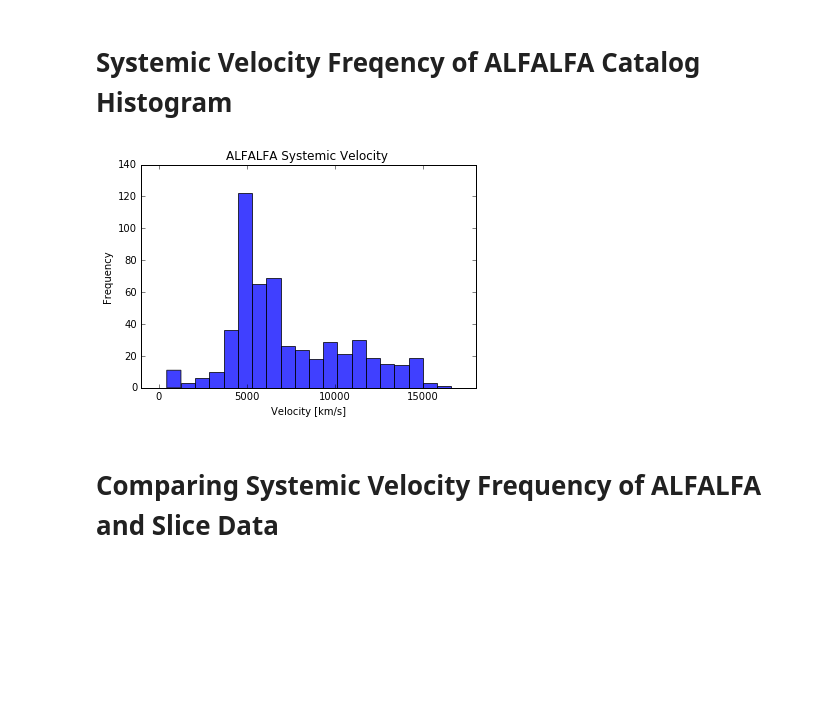
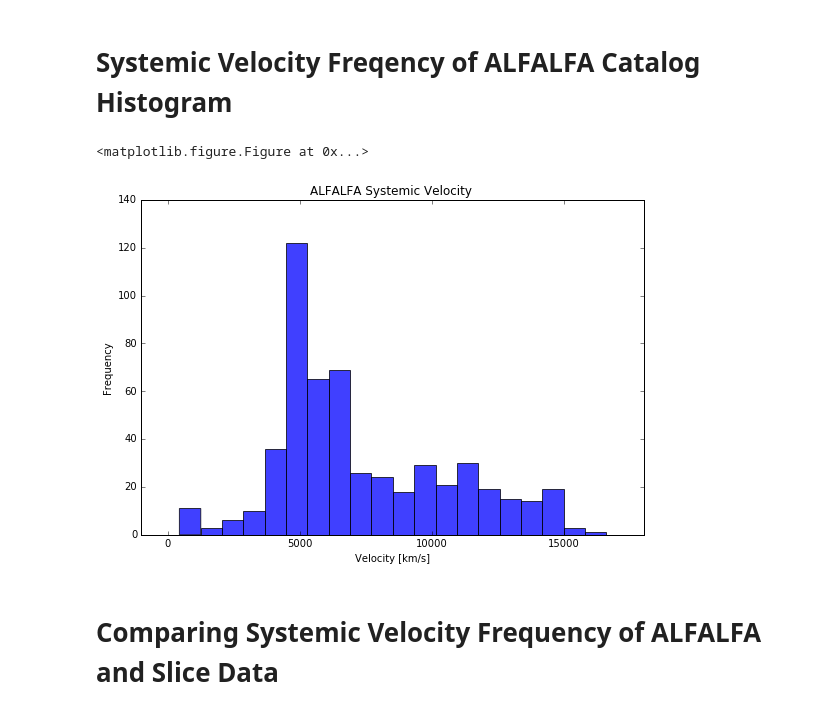
Before and after one commit to jsribaud/APPSS, a Jupyter notebook: Green_Bank_18.ipynb, the cells around one changed output. Drawn from its saved outputs; the diff is of its cells as text; code cells hidden in the pictures; blank space fills up the shorter version.

```diff
--- a/Green_Bank_18.ipynb
+++ b/Green_Bank_18.ipynb
@@ -297,18 +306,19 @@ fig1 = plt.gcf()
 # %%
 #this histogram is just of the systemic velocity of ALFALFA data in my slice's range
 plt.figure()
+plt.figure(figsize=(9,6))
 plt.hist(good_v_alf,bins=20, alpha=.75, facecolor = 'blue', edgecolor= 'black') #remember good_v_alf was used to define data from ALFALFA that could fit in my slice
-
 plt.title("ALFALFA Systemic Velocity ")
 plt.xlabel("Velocity [km/s]")
 plt.ylabel("Frequency")
 plt.axis([-1000, 18000, 0, 140])
 
 fig = plt.gcf()
 
 #fig.savefig('velocity_ALF.pdf') #uncomment to save figure
 # %% [output]
+<matplotlib.figure.Figure at 0x...>
-[figure, old version]
+[figure, new version]
 # %% [markdown]
 # Comparing Systemic Velocity Frequency of ALFALFA and Slice Data
 # %%
```
Also changed, not shown: parts of 17 cells of this notebook.
